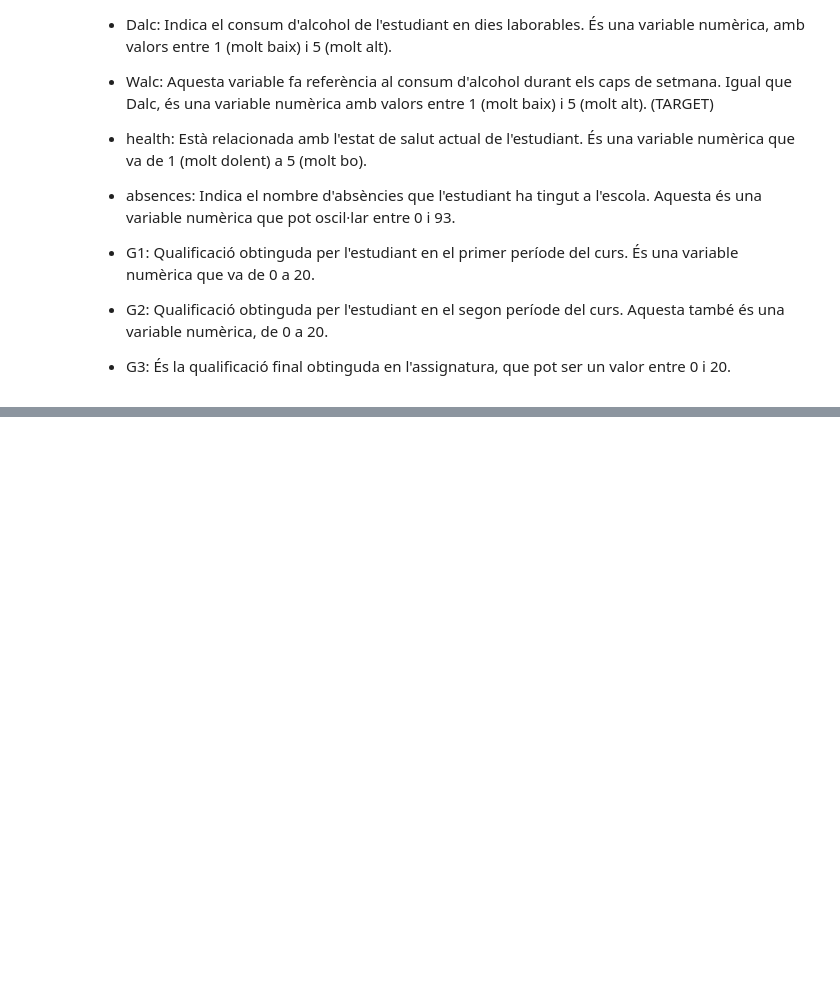
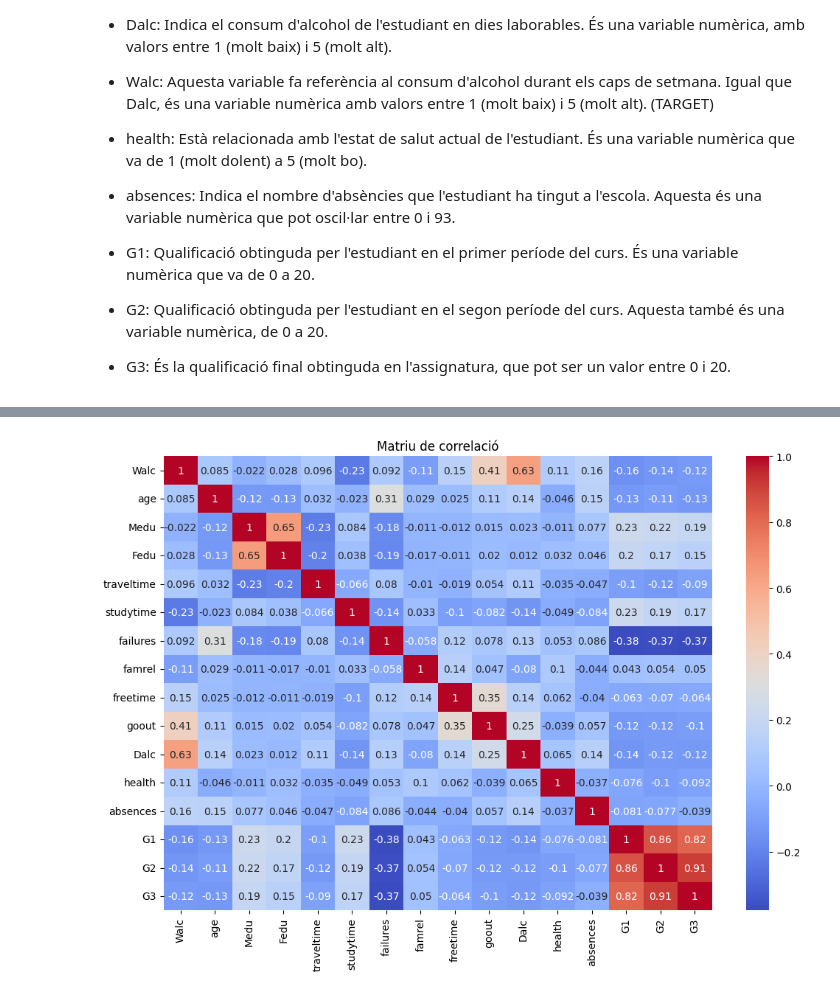
Before and after one commit to NIU1681519/CasKaggleStudentAlcoholConsumption, a Jupyter notebook: StudentAlcoholConsumption.ipynb, the cells around one changed output, grey strips where cells are left out. Saved outputs shown, nothing was run; the diff lists cells and outputs as text; code cells hidden in the pictures; blank space fills up the shorter version.

```diff
--- a/StudentAlcoholConsumption.ipynb
+++ b/StudentAlcoholConsumption.ipynb
@@ -236,0 +290,9 @@ None
+# %%
+nume_features = ['Walc', 'age', 'Medu', 'Fedu', 'traveltime', 'studytime', 'failures', 'famrel', 'freetime', 'goout', 'Dalc', 'health', 'absences', 'G1', 'G2', 'G3']
+corr_matrix = train[nume_features].corr()
+plt.figure(figsize=(12, 8))
+sns.heatmap(corr_matrix, annot=True, cmap='coolwarm')
+plt.title('Matriu de correlació')
+plt.show()
+# %% [output]
+[figure, added]
```
Also changed, not shown: parts of 7 cells of this notebook.
